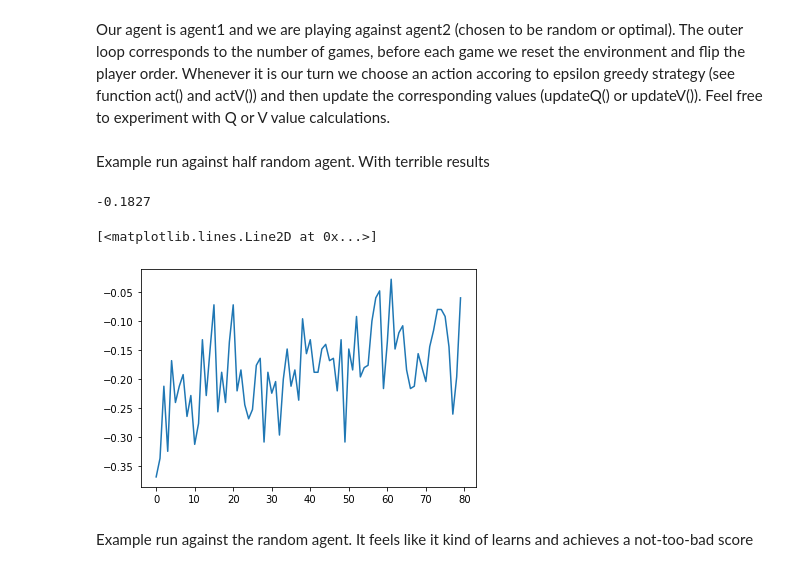
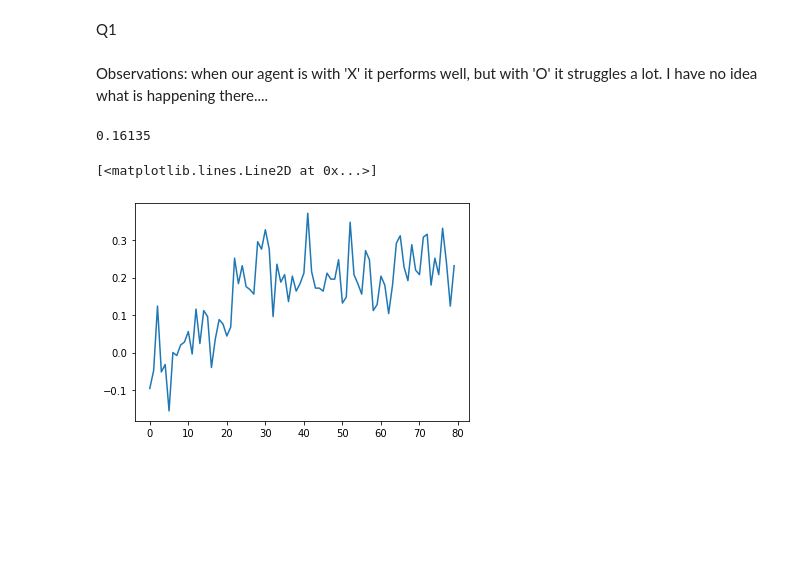
Before and after one commit to hbenedek/tic-tac-toe, a Jupyter notebook: tic_tac_toe_Ben.ipynb, the cells around one changed output. Saved outputs shown, nothing was run; the diff lists cells and outputs as text; code cells hidden in the pictures; blank space fills up the shorter version.

Commit message:
example runs and fixed Qvalue updates

```diff
--- a/tic_tac_toe_Ben.ipynb
+++ b/tic_tac_toe_Ben.ipynb
@@ -129,3 +75 @@ Helper function to evaluate games:
-# %% [markdown]
-Our agent is agent1 and we are playing against agent2 (chosen to be random or optimal). The outer loop corresponds to the number of games, before each game we reset the environment and flip the player order. Whenever it is our turn we choose an action accoring to epsilon greedy strategy (see function act() and actV()) and then update the corresponding values (updateQ() or updateV()). Feel free to experiment with Q or V value calculations.
 # %%
@@ -173,15 +124,16 @@ def simulate(agent1, agent2, N=500):
-# %% [markdown]
-Example run against half random agent. With terrible results
+# %% [markdown]
+Q1
+# %% [markdown]
+Observations: when our agent is with 'X' it performs well, but with 'O' it struggles a lot. I have no idea what is happening there....
 # %%
 agent1 = QPlayer(epsilon=0.1)
 agent2 = OptimalPlayer(epsilon=0.5)
-history, metric = simulate(agent1, agent2, N=20000)
+env = TictactoeEnv()
+history, metric, agent1 = simulate(agent1, agent2, N=20000)
+print(metric)
 results = np.mean(np.array(history).reshape(80,250), axis=1)
-print(metric)
 plt.plot(results)
 # %% [output]
--0.1827
+0.16135
 [<matplotlib.lines.Line2D at 0x...>]
-[figure, old version]
+[figure, new version]
-# %% [markdown]
-Example run against the random agent. It feels like it kind of learns and achieves a not-too-bad score
```
Also changed, not shown: parts of 18 cells of this notebook.
